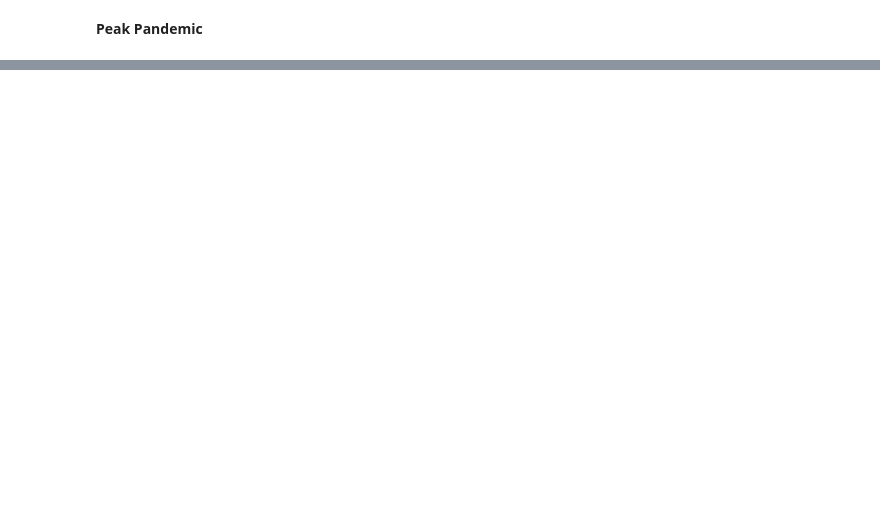
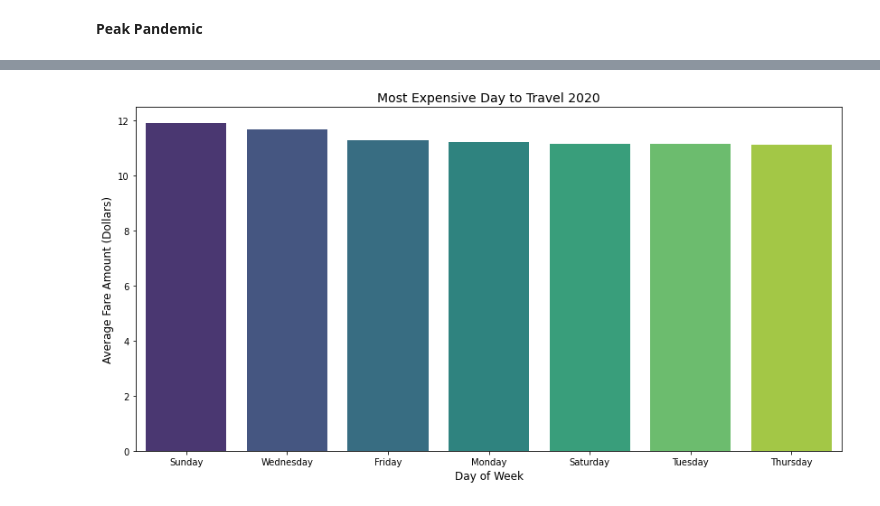
Before and after one commit to samtuleen/nyc-taxis-vs-covid, a Jupyter notebook: notebook1.ipynb, the cells around one changed output, grey strips where cells are left out. Drawn from its saved outputs; the diff is of its cells as text; code cells hidden in the pictures; blank space fills up the shorter version.

```diff
--- a/notebook1.ipynb
+++ b/notebook1.ipynb
@@ -287,0 +283,9 @@ day_fare2.head()
+# %%
+plt.figure(figsize=(14,7))
+ax1 = sns.barplot(x=day_fare2['DayOfWeek'], y=day_fare2['Fare'], palette='viridis')
+plt.xlabel('Day of Week', fontsize=12)
+plt.ylabel('Average Fare Amount (Dollars)', fontsize=12)
+plt.title('Most Expensive Day to Travel 2020', fontsize=14);
+plt.show()
+# %% [output]
+[figure, added]
```
Also changed, not shown: parts of 10 cells of this notebook.
